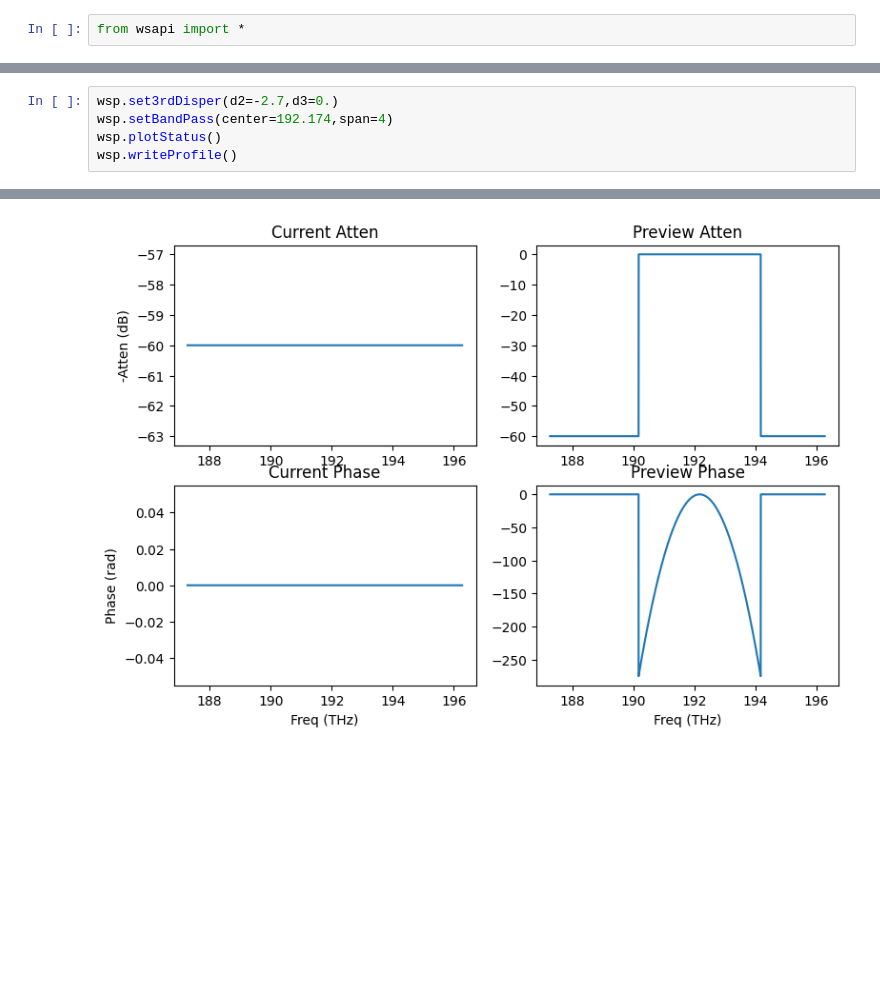
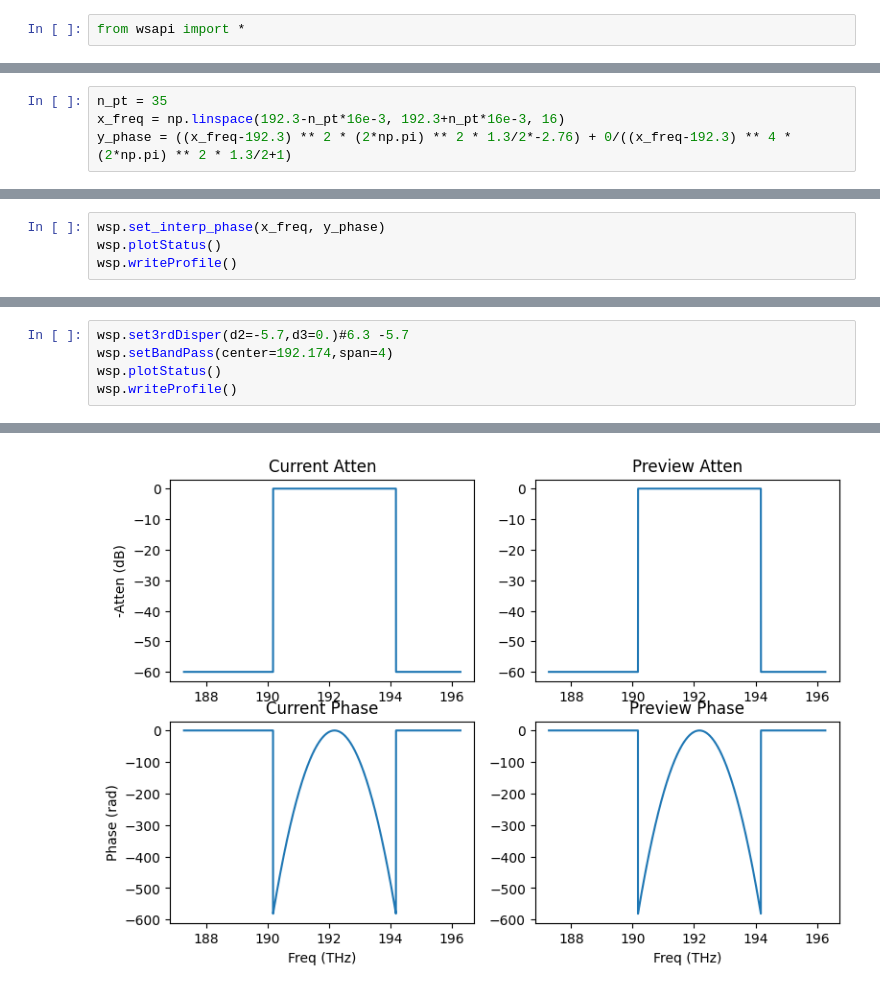
Before and after one commit to kester2015/KeckLFC-deploy, a Jupyter notebook: Notebooks/new_laptop_test.ipynb, the cells around one changed output, grey strips where cells are left out. Saved outputs shown, nothing was run; the diff lists cells and outputs as text; blank space fills up the shorter version.

Commit message:
lab HIGHSPEC TEST , dispersion fiber length set in HNLF

```diff
--- a/Notebooks/new_laptop_test.ipynb
+++ b/Notebooks/new_laptop_test.ipynb
@@ -388,0 +593,4 @@ Finisar Waveshaper SN200157 connected
+# %%
+n_pt = 35
+x_freq = np.linspace(192.3-n_pt*16e-3, 192.3+n_pt*16e-3, 16)
+y_phase = ((x_freq-192.3) ** 2 * (2*np.pi) ** 2 * 1.3/2*-2.76) + 0/((x_freq-192.3) ** 4 * (2*np.pi) ** 2 * 1.3/2+1)
@@ -388,0 +603,4 @@ Finisar Waveshaper SN200157 connected
+# %%
+wsp.set_interp_phase(x_freq, y_phase)
+wsp.plotStatus()
+wsp.writeProfile()
@@ -389,5 +613,5 @@ Finisar Waveshaper SN200157 connected
 # %%
-wsp.set3rdDisper(d2=-2.7,d3=0.)
+wsp.set3rdDisper(d2=-5.7,d3=0.)#6.3 -5.7
 wsp.setBandPass(center=192.174,span=4)
 wsp.plotStatus()
 wsp.writeProfile()
@@ -400,2 +624,2 @@ Waveshaper Set atten to BandPass [190.174~194.174] THz ([1576.411~1543.937] nm).
 Waveshaper profile write successful.
-[figure, old version]
+[figure, new version]
```
Also changed, not shown: parts of 30 cells of this notebook, 8 other files.
